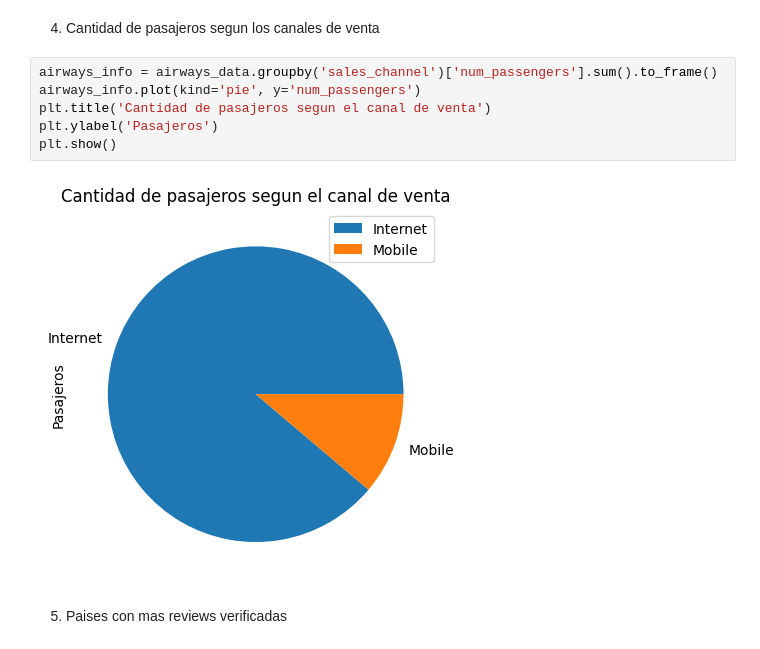
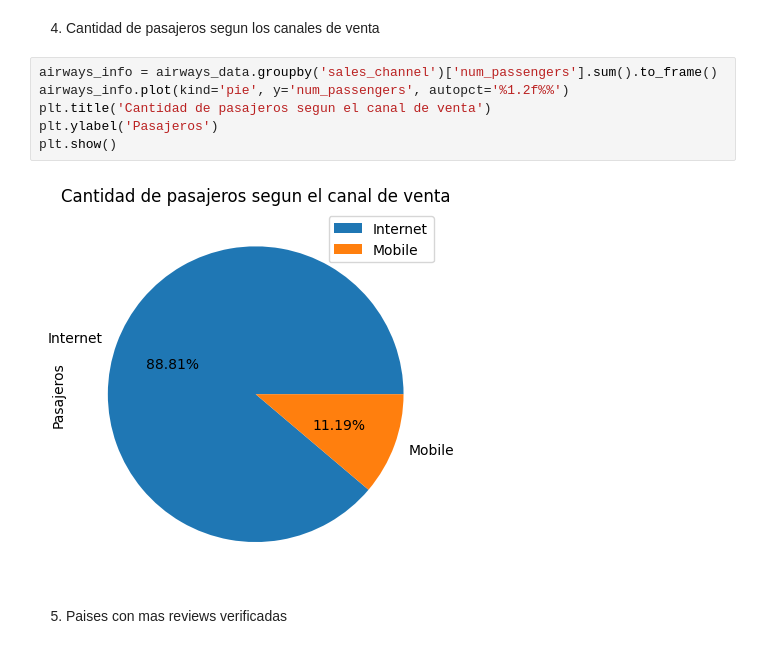
Before and after one commit to agalarza768/TP1-Orga_de_datos, a Jupyter notebook: TP_Orga.ipynb, the cells around one changed output. Saved outputs shown, nothing was run; the diff lists cells and outputs as text.

```diff
--- a/TP_Orga.ipynb
+++ b/TP_Orga.ipynb
@@ -327,12 +327,12 @@ plt.show()
 4) Cantidad de pasajeros segun los canales de venta
 # %%
 airways_info = airways_data.groupby('sales_channel')['num_passengers'].sum().to_frame()
-airways_info.plot(kind='pie', y='num_passengers')
+airways_info.plot(kind='pie', y='num_passengers', autopct='%1.2f%%')
 plt.title('Cantidad de pasajeros segun el canal de venta')
 plt.ylabel('Pasajeros')
 plt.show()
 # %% [output]
-[figure, old version]
+[figure, new version]
 # %% [markdown]
 5) Paises con mas reviews verificadas
 # %%
```
Also changed, not shown: parts of 3 cells of this notebook.
